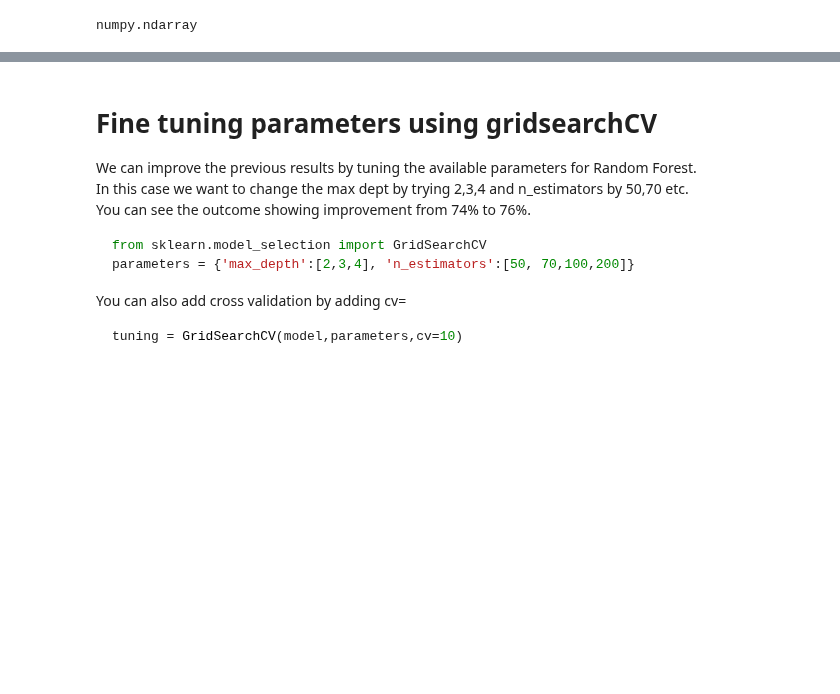
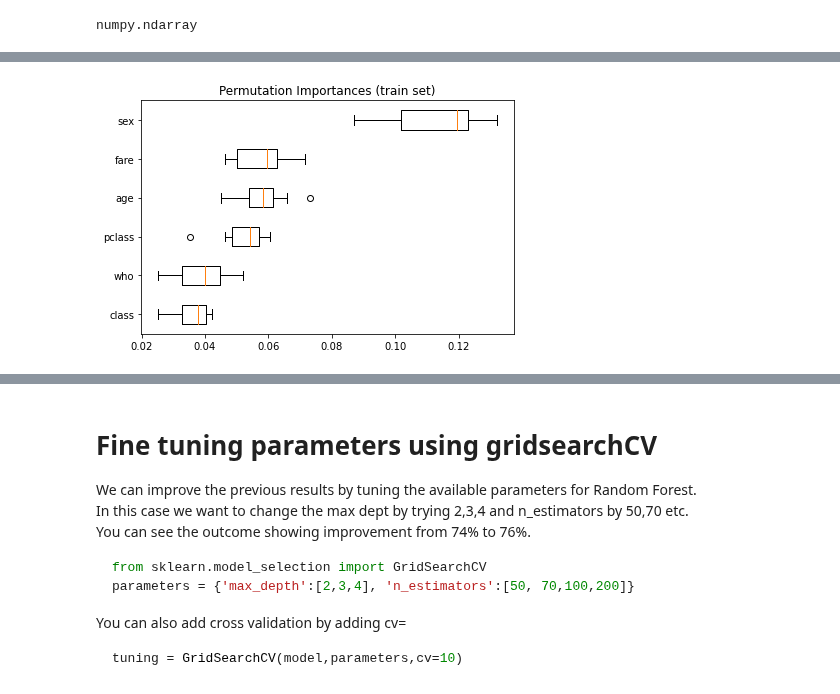
Before and after one commit to RonnyCh/mydsbook, a Jupyter notebook: myBook.ipynb, the cells around one changed output, grey strips where cells are left out. Saved outputs shown, nothing was run; the diff lists cells and outputs as text; code cells hidden in the pictures; blank space fills up the shorter version.

```diff
--- a/myBook.ipynb
+++ b/myBook.ipynb
@@ -1021,0 +1032,10 @@ y = titanic['survived']
+# %%
+h = titanic.select_dtypes(exclude=['category','int64','float64']).columns
+
+for k in h:
+    titanic[h]=titanic[h].astype('category')
+
+cat_columns = titanic.select_dtypes(include='category').columns
+titanic[cat_columns]=titanic[cat_columns].apply(lambda x:x.cat.codes)
+
+titanic.info()
@@ -1021,0 +1063,3 @@ y = titanic['survived']
+# %%
+titanic['age'] = titanic['age'].fillna(titanic['age'].mean())
+titanic.info()
@@ -1022,6 +1087,10 @@ y = titanic['survived']
 # %%
 from sklearn.model_selection import train_test_split
+
+X = titanic.drop('survived',axis=1)
+y = titanic['survived']
+
 X_train, X_test, y_train, y_test = train_test_split(X,y,train_size=0.8, random_state=42)
 
-X_train.shape
+print (titanic.shape[0],X_train.shape[0],X_test.shape[0])
 # %% [output]
@@ -1029,5 +1098,5 @@ X_train.shape
 # %%
 from sklearn.ensemble import RandomForestClassifier
-model = RandomForestClassifier(max_depth=3, n_estimators=100, random_state=0)
+model = RandomForestClassifier(min_samples_split=20,n_estimators=100, random_state=20)
 model.fit(X_train, y_train)
 # %% [output]
@@ -1061,0 +1124,15 @@ weighted avg       0.79      0.79      0.79       179
+# %%
+import matplotlib.pyplot as plt
+from sklearn.inspection import permutation_importance
+result = permutation_importance(model, X_train, y_train, n_repeats=10,
+                                random_state=42, n_jobs=2)
+sorted_idx = result.importances_mean.argsort()
+
+fig, ax = plt.subplots()
+ax.boxplot(result.importances[sorted_idx].T,
+           vert=False, labels=X_train.columns[sorted_idx])
+ax.set_title("Permutation Importances (train set)")
+fig.tight_layout()
+plt.show()
+# %% [output]
+[figure, added]
```
Also changed, not shown: parts of 20 cells of this notebook.
